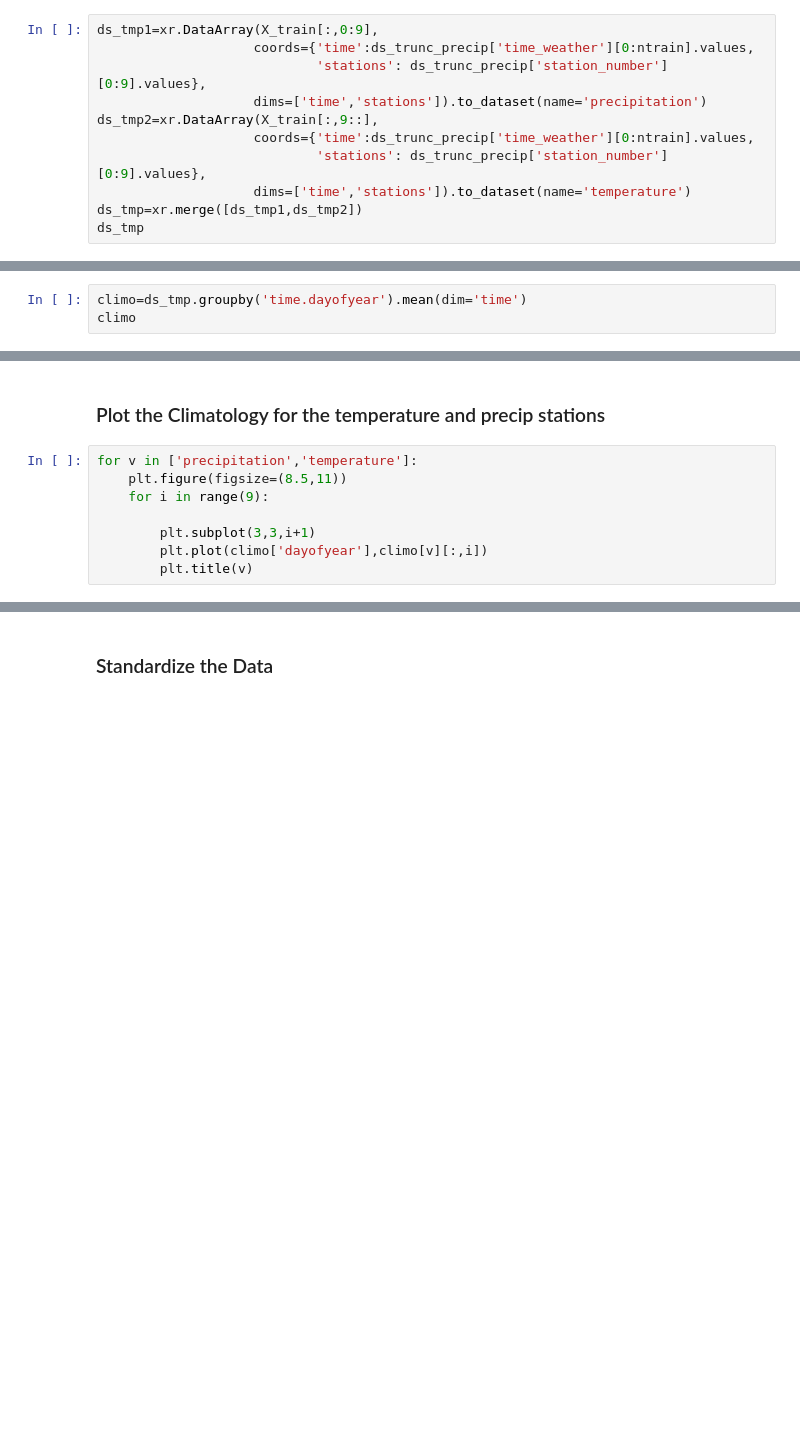
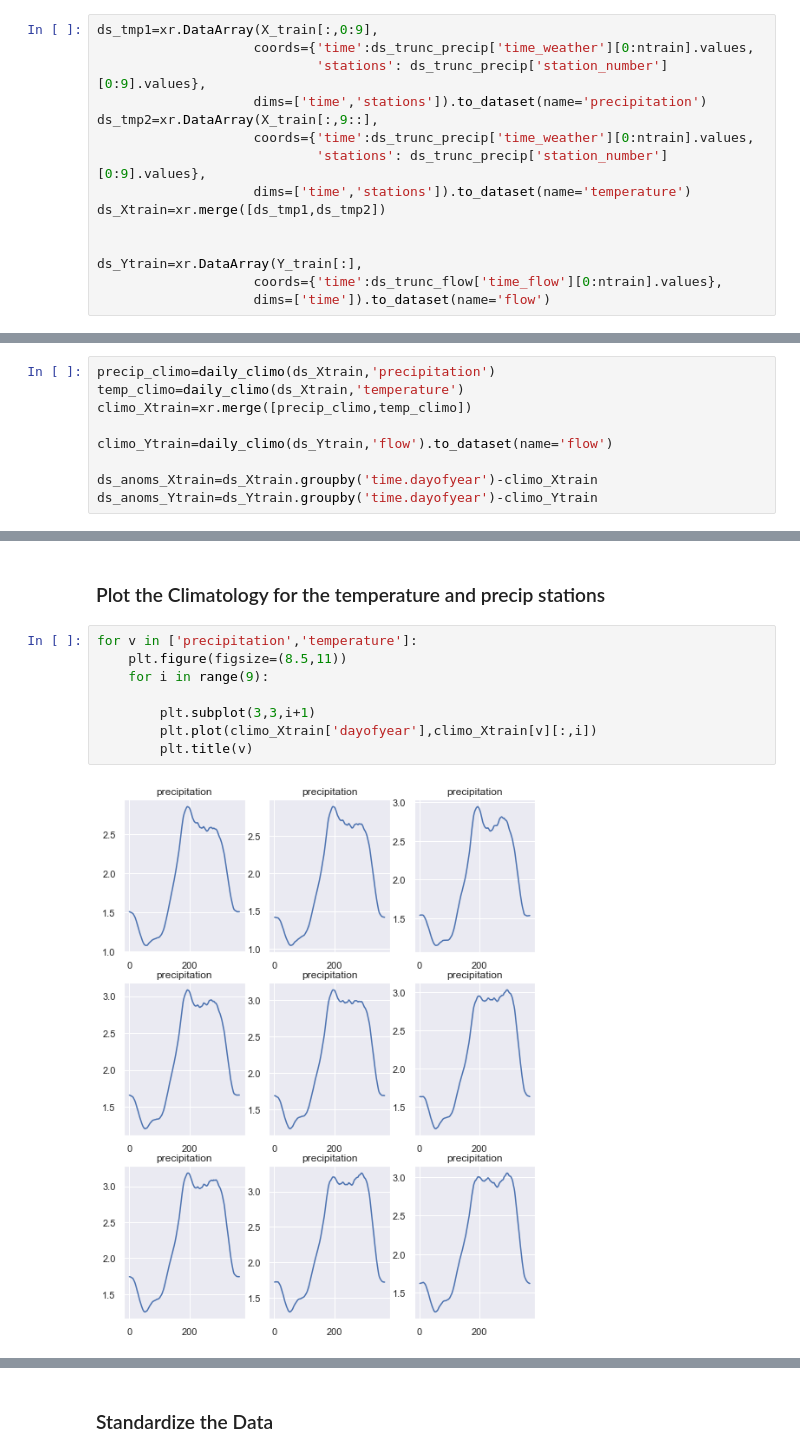
Before and after one commit to kpegion/riverflow, a Jupyter notebook: src/RiverFlow.ipynb, the cells around one changed output, grey strips where cells are left out. Saved outputs shown, nothing was run; the diff lists cells and outputs as text; blank space fills up the shorter version.

```diff
--- a/src/RiverFlow.ipynb
+++ b/src/RiverFlow.ipynb
@@ -210,6 +396,10 @@ ds_tmp2=xr.DataArray(X_train[:,9::],
                     coords={'time':ds_trunc_precip['time_weather'][0:ntrain].values,
                             'stations': ds_trunc_precip['station_number'][0:9].values},
                     dims=['time','stations']).to_dataset(name='temperature')
-ds_tmp=xr.merge([ds_tmp1,ds_tmp2])
-ds_tmp
+ds_Xtrain=xr.merge([ds_tmp1,ds_tmp2])
+
+
+ds_Ytrain=xr.DataArray(Y_train[:],
+                    coords={'time':ds_trunc_flow['time_flow'][0:ntrain].values},
+                    dims=['time']).to_dataset(name='flow')
 # %% [markdown]
@@ -217,3 +407,9 @@ ds_tmp
 # %%
-climo=ds_tmp.groupby('time.dayofyear').mean(dim='time')
-climo
+precip_climo=daily_climo(ds_Xtrain,'precipitation')
+temp_climo=daily_climo(ds_Xtrain,'temperature')
+climo_Xtrain=xr.merge([precip_climo,temp_climo])
+
+climo_Ytrain=daily_climo(ds_Ytrain,'flow').to_dataset(name='flow')
+
+ds_anoms_Xtrain=ds_Xtrain.groupby('time.dayofyear')-climo_Xtrain
+ds_anoms_Ytrain=ds_Ytrain.groupby('time.dayofyear')-climo_Ytrain
@@ -224,8 +418,10 @@ climo
 # %%
 for v in ['precipitation','temperature']:
     plt.figure(figsize=(8.5,11))
     for i in range(9):
 
         plt.subplot(3,3,i+1)
-        plt.plot(climo['dayofyear'],climo[v][:,i])
+        plt.plot(climo_Xtrain['dayofyear'],climo_Xtrain[v][:,i])
         plt.title(v)
+# %% [output]
+[figure, added]
```
Also changed, not shown: parts of 54 cells of this notebook, 1 other file.
